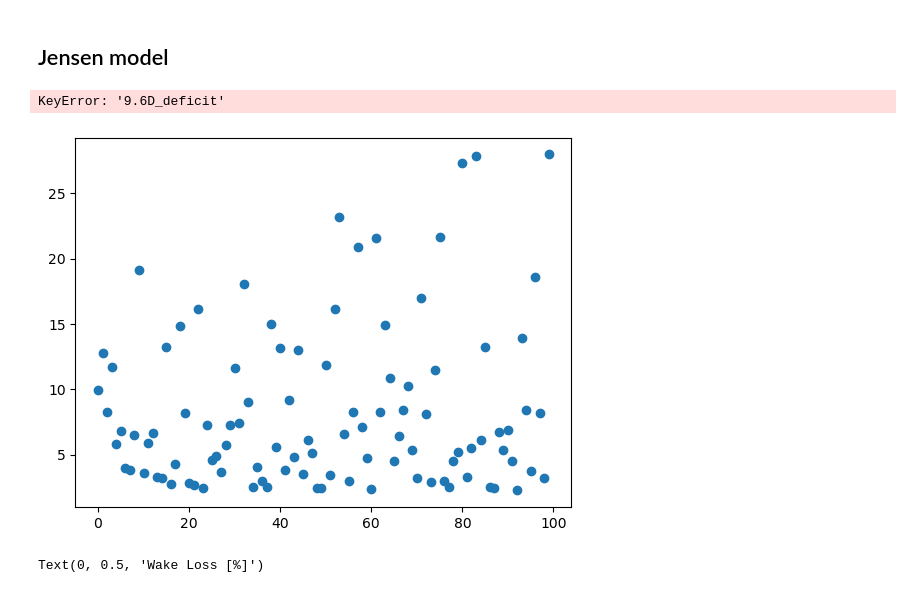
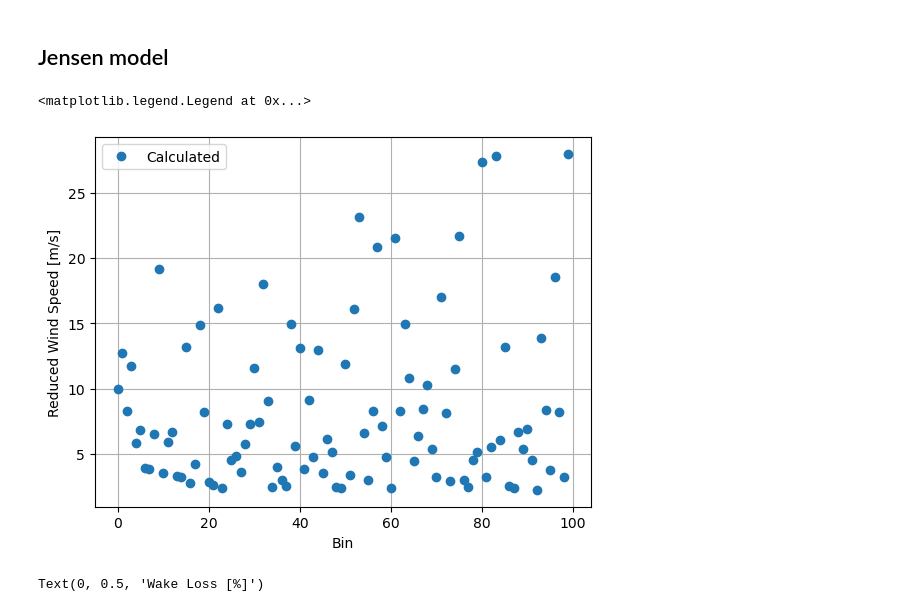
Before and after one commit to rrvishnu13/IEAtask49_deepDesign, a Jupyter notebook: scripts/fatigue.ipynb, the cells around one changed output. Saved outputs shown, nothing was run; the diff lists cells and outputs as text; code cells hidden in the pictures.

```diff
--- a/scripts/fatigue.ipynb
+++ b/scripts/fatigue.ipynb
@@ -118,17 +117,17 @@ LineMap = { 'ANCHTEN1' : 'Line 1 : Btm Chain - Btm',
 # %%
 vel = envDict['fatigue']['windSpeed'].values
 x_d = 9.6
 redVel = calcJensenWakeVel(vel, x_d, turbDia, constWindDf, k = 0.04, rhoAir = 1.225)
 
 plt.plot(redVel, 'o', label='Calculated')
-plt.plot(envDict['9.6D_deficit']['windSpeed'].values, 'x', label='Ericka/Used in sims')
+# plt.plot(envDict['9.6D_deficit']['windSpeed'].values, 'x', label='Ericka/Used in sims')
 plt.grid(True)
 plt.xlabel('Bin')
 plt.ylabel('Reduced Wind Speed [m/s]')
 plt.legend()
 # %% [output]
-KeyError: '9.6D_deficit'
+<matplotlib.legend.Legend at 0x...>
-[figure, old version]
+[figure, new version]
 # %%
 vel = np.arange(1, 30, 0.1)
 x_d = 9.6
```
Also changed, not shown: parts of 5 cells of this notebook, 1 other file.
